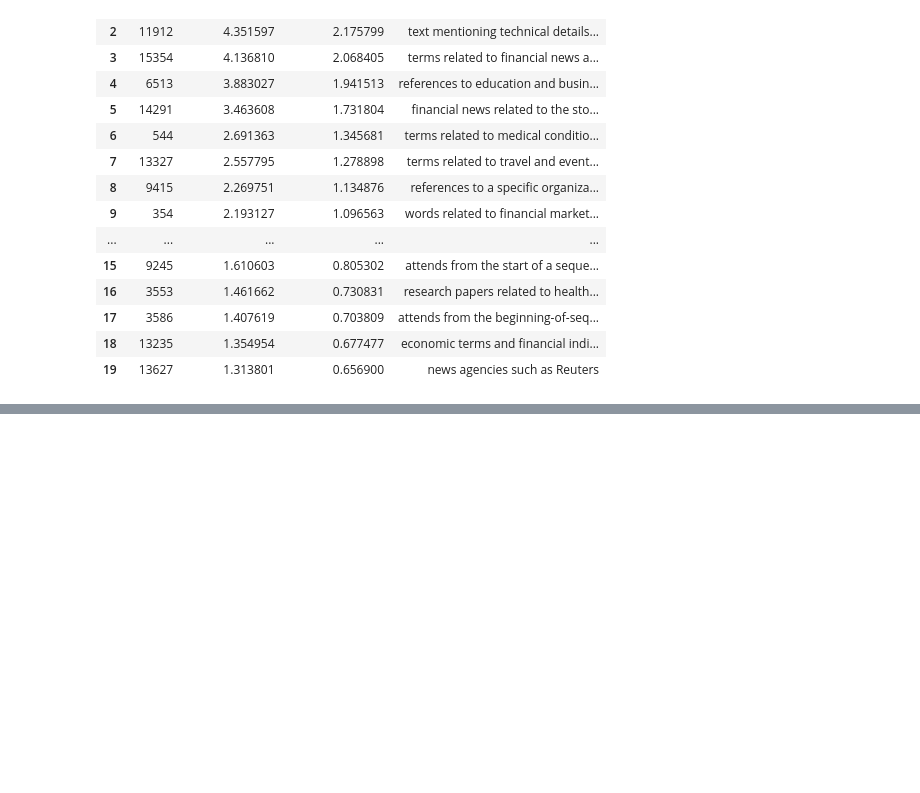
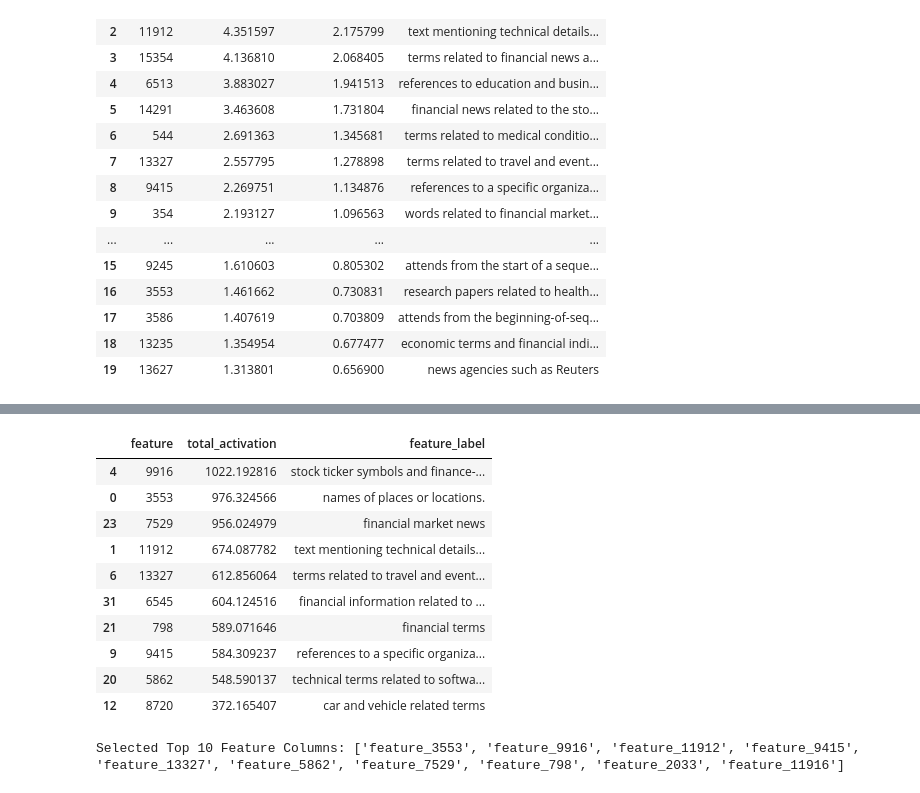
Before and after one commit to tatsath/Interpretability, a Jupyter notebook: ActivationDetectTwoPass.ipynb, the cells around one changed output, grey strips where cells are left out. Drawn from its saved outputs; the diff is of its cells as text; code cells hidden in the pictures; blank space fills up the shorter version.

```diff
--- a/ActivationDetectTwoPass.ipynb
+++ b/ActivationDetectTwoPass.ipynb
@@ -747,0 +891,8 @@ By understanding these different products, you can make more informed investment
+# %%
+import pandas as pd
+
+# GitHub raw URL (converted from the regular URL)
+df = pd.read_csv("https://raw.githubusercontent.com/tatsath/Interpretability/main/data.csv", sep="|")
+
+# Display the first few rows
+df.head()
@@ -747,0 +956,39 @@ By understanding these different products, you can make more informed investment
+# %%
+# 2. Analyze top 10 headlines for top 10 features
+final_features_df = analyze_headlines_for_features(model, sae, df, top_n=20, n_headlines=20)
+
+
+# # 3. Display the final DataFrame
+# import ace_tools as tools
+# tools.display_dataframe_to_user(name="Aggregated Top Features for Headlines", dataframe=final_features_df)
+# %%
+final_features_df.head(20)
+# %% [output]
+|  | feature | total_activation | feature_label |
+| 4 | 9916 | 1022.192816 | stock ticker symbols and finance-... |
+| 0 | 3553 | 976.324566 | names of places or locations. |
+| 23 | 7529 | 956.024979 | financial market news |
+| 1 | 11912 | 674.087782 | text mentioning technical details... |
+| 6 | 13327 | 612.856064 | terms related to travel and event... |
+| 31 | 6545 | 604.124516 | financial information related to ... |
+| 21 | 798 | 589.071646 | financial terms |
+| 9 | 9415 | 584.309237 | references to a specific organiza... |
+| 20 | 5862 | 548.590137 | technical terms related to softwa... |
+| 12 | 8720 | 372.165407 | car and vehicle related terms |
+# %%
+# Suppose 'aggregated_df' is the DataFrame returned by analyze_headlines_for_features,
+# with columns ['feature', 'total_activation', 'feature_label']
+# sorted by total_activation DESC (like the screenshot).
+
+# 1. Convert the 'feature' column (e.g., 3553) to 'feature_3553'
+final_features_df['feature'] = 'feature_' + final_features_df['feature'].astype(str)
+
+# 2. Select the top 10 features by total_activation
+top_10_features_df = final_features_df.head(10).copy()
+
+# 3. Create a list of these new feature names (e.g., "feature_3553", "feature_9916", etc.)
+selected_features = top_10_features_df['feature'].tolist()
+
+print("Selected Top 10 Feature Columns:", selected_features)
+# %% [output]
+Selected Top 10 Feature Columns: ['feature_3553', 'feature_9916', 'feature_11912', 'feature_9415', 'feature_13327', 'feature_5862', 'feature_7529', 'feature_798', 'feature_2033', 'feature_11916']
```
Also changed, not shown: parts of 21 cells of this notebook.
